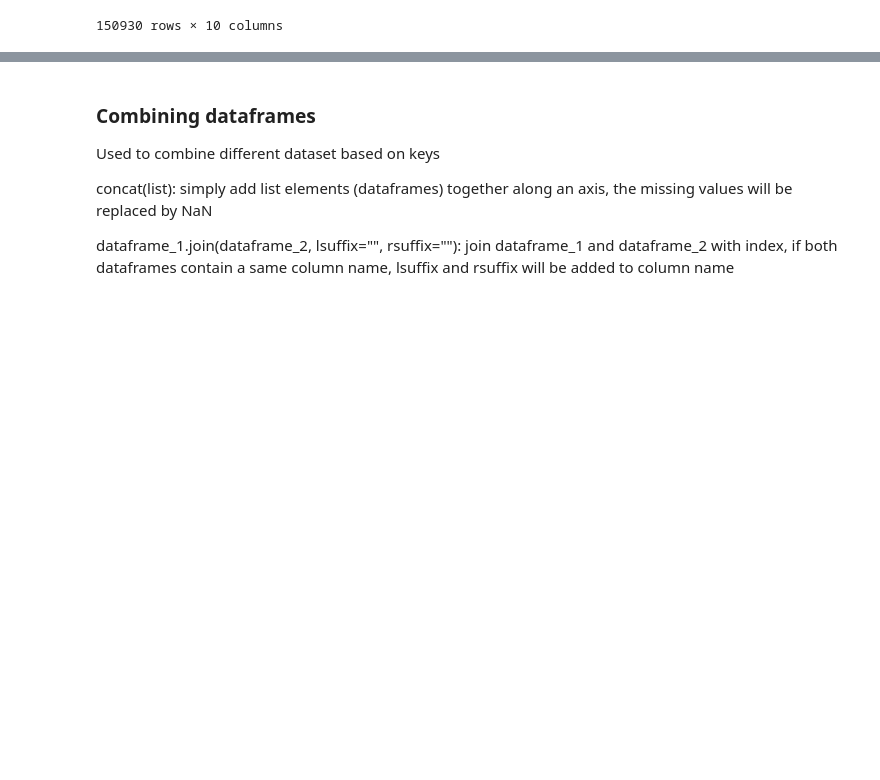
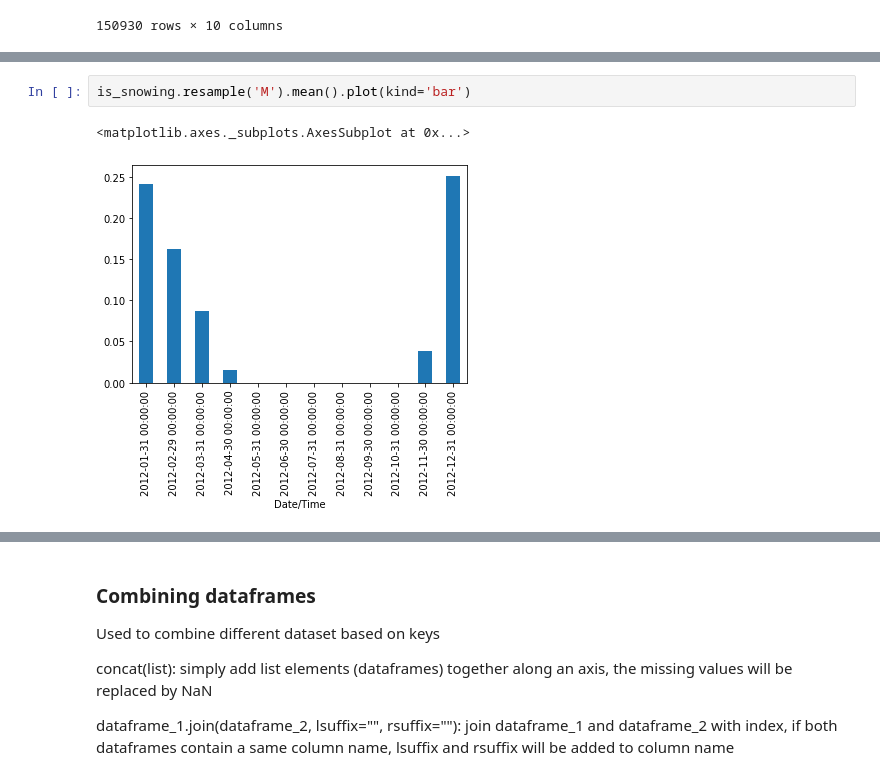
Before and after one commit to gillouche/exploratory-data-analysis, a Jupyter notebook: notebooks/001. pandas.ipynb, the cells around one changed output, grey strips where cells are left out. Cells and saved outputs as stored; diff of their text form; blank space fills up the shorter version.

```diff
--- a/notebooks/001. pandas.ipynb
+++ b/notebooks/001. pandas.ipynb
@@ -884,0 +1080,5 @@ df.rename_axis("wines", axis="rows").rename_axis("fields", axis="columns")
+# %%
+is_snowing.resample('M').mean().plot(kind='bar')
+# %% [output]
+<matplotlib.axes._subplots.AxesSubplot at 0x...>
+[figure, added]
```
Also changed, not shown: parts of 37 cells of this notebook, 7 other files.
